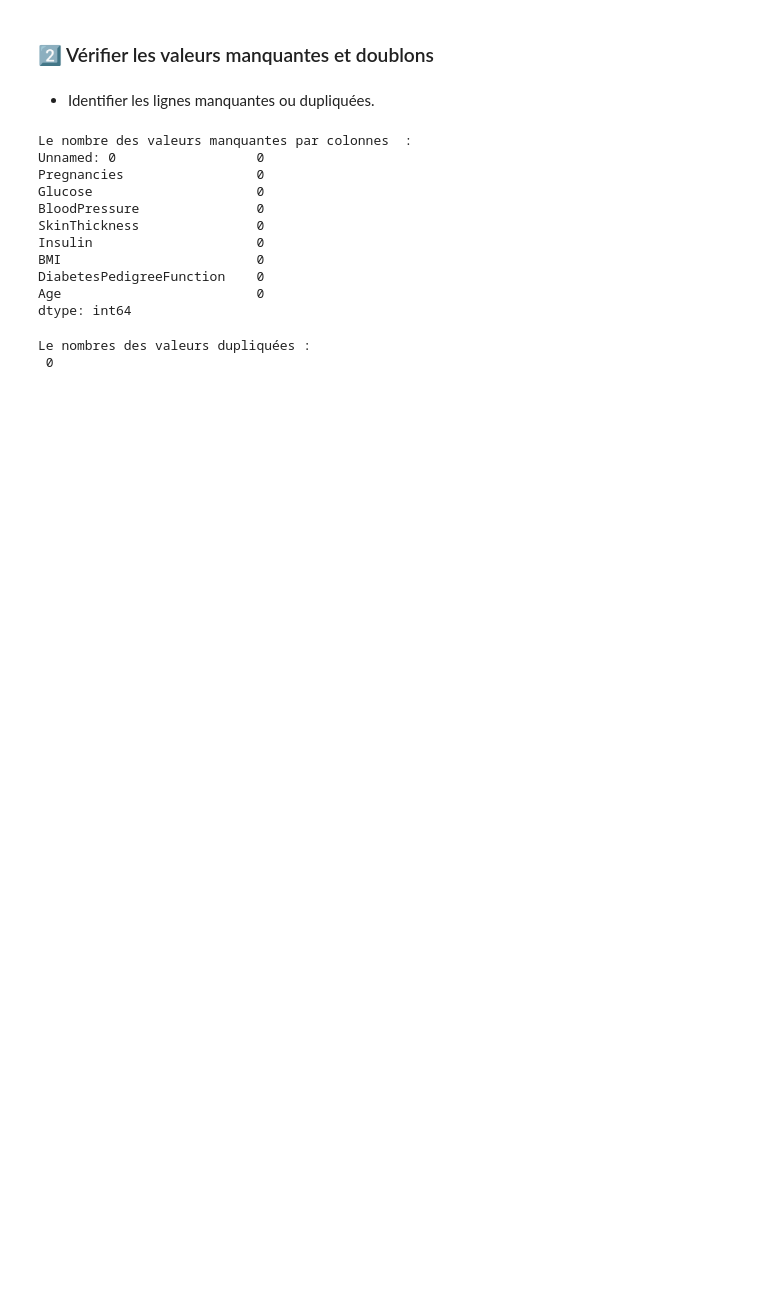
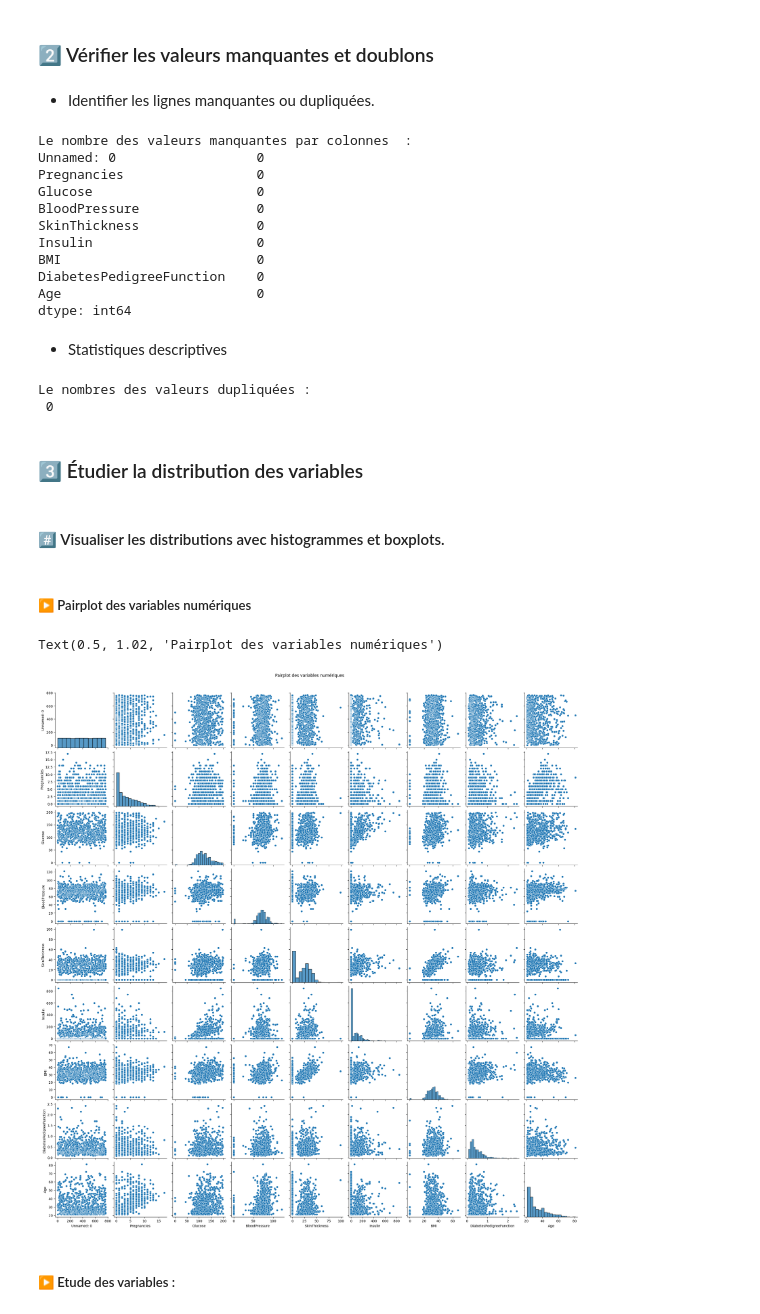
Before and after one commit to bouchramilo/Analysis_and_Prediction_of_the_Risk_of_Diabetes, a Jupyter notebook: EDA.ipynb, the cells around one changed output. Saved outputs shown, nothing was run; the diff lists cells and outputs as text; code cells hidden in the pictures; blank space fills up the shorter version.

Commit message:
APRD-7 Étudier la distribution des variables

```diff
--- a/EDA.ipynb
+++ b/EDA.ipynb
@@ -113,6 +158,8 @@ BMI                         0
 DiabetesPedigreeFunction    0
 Age                         0
 dtype: int64
+# %% [markdown]
+* Statistiques descriptives
 # %%
 # Les valeurs Dupliquées :
 dupliquees = dataset.duplicated()
@@ -120,3 +167,17 @@ print(f"Le nombres des valeurs dupliquées : \n {dupliquees.sum()}")
 # %% [output]
 Le nombres des valeurs dupliquées :
  0
+# %% [markdown]
+### 3️⃣ Étudier la distribution des variables
+# %% [markdown]
+#### #️⃣ Visualiser les distributions avec histogrammes et boxplots.
+# %% [markdown]
+##### ▶️ Pairplot des variables numériques
+# %%
+pairplot_fig = sbn.pairplot(dataset, height=2.5)
+pairplot_fig.fig.suptitle("Pairplot des variables numériques", y=1.02)
+# %% [output]
+Text(0.5, 1.02, 'Pairplot des variables numériques')
+[figure, added]
+# %% [markdown]
+##### ▶️ Etude des variables :
```
Also changed, not shown: parts of 13 cells of this notebook.
